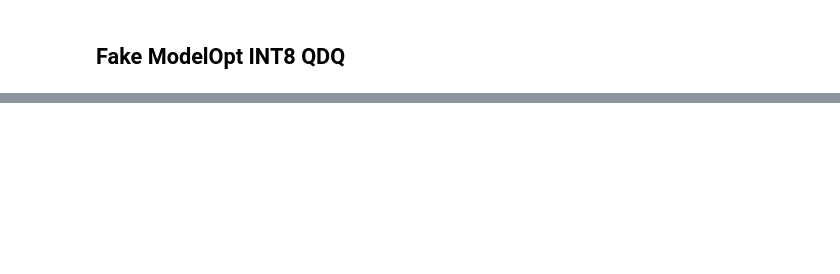
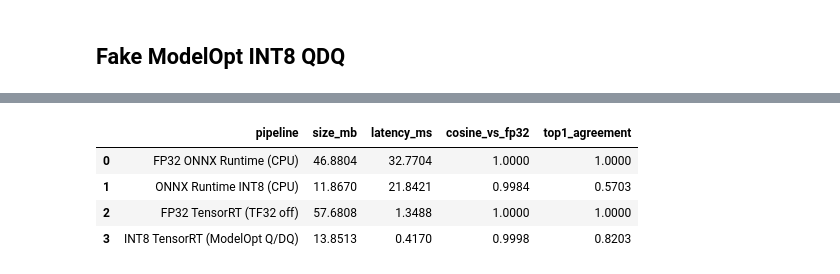
Before and after one commit to ble27/CSCE-491, a Jupyter notebook: FP32_INT8_Quantization.ipynb, the cells around one changed output, grey strips where cells are left out. Saved outputs shown, nothing was run; the diff lists cells and outputs as text; code cells hidden in the pictures; blank space fills up the shorter version.

Commit message:
Replace with new model and retest

```diff
--- a/FP32_INT8_Quantization.ipynb
+++ b/FP32_INT8_Quantization.ipynb
@@ -337,19 +344,19 @@ import timm
 from datasets import load_dataset
 
 # Same as non-TensorRT for setup
-PROJECT = Path("/content/drive/MyDrive/PTQ_MobileNet")
-CALIB_NPY = PROJECT / "calibration/beans_calib_100.npy"
+PROJECT = Path("/content/drive/MyDrive/PTQ_ResNet18")
+CALIB_NPY = PROJECT / "data/calibration/beans_calib_100.npy"
 CALIB_NPY.parent.mkdir(parents=True, exist_ok=True)
 
 model = timm.create_model(
-    "mobilenetv3_small_050.lamb_in1k",
+    "resnet18.a1_in1k",
     pretrained=True,
 ).eval()
 
 cfg = timm.data.resolve_model_data_config(model) # Determine the input size of the config
 transform = timm.data.create_transform(**cfg, is_training=False)  # Transform function to scale the inputs
 
-beans = load_dataset("AI-Lab-Makerere/beans", split="train[:100]")
+beans = load_dataset("AI-Lab-Makerere/beans", split="train").shuffle(seed=0).select(range(100))
 
 calib = np.stack([
     transform(row["image"].convert("RGB")).numpy().astype(np.float32)
@@ -372,16 +379,21 @@ require_gpu_runtime()
 import numpy as np
 from modelopt.onnx.quantization import quantize
 
-FP32_ONNX = PROJECT / "models/fp32_onnx/mobilenet_fp32.onnx"
-QDQ_ONNX = PROJECT / "models/modelopt_qdq/mobilenet_int8_qdq.onnx"
+FP32_ONNX = PROJECT / "models/fp32_onnx/resnet18_fp32.onnx"
+QDQ_ONNX = PROJECT / "models/modelopt_qdq/resnet18_int8_qdq.onnx"
 QDQ_ONNX.parent.mkdir(parents=True, exist_ok=True)
 
 calibration_data = np.load(CALIB_NPY)
+calibration_input_name = onnxruntime.InferenceSession(
+    str(FP32_ONNX), providers=["CPUExecutionProvider"]
+).get_inputs()[0].name
 
 quantize(
     onnx_path=str(FP32_ONNX),
     quantize_mode="int8",
-    calibration_data=calibration_data,
+    calibration_method="max",        # paper setting (default is entropy)
+    high_precision_dtype="fp32",     # paper setting (default writes FP16 into the graph)
+    calibration_data={calibration_input_name: calibration_data},
     output_path=str(QDQ_ONNX),
 )
 print("Saved QDQ ONNX:", QDQ_ONNX)
@@ -656,0 +838,37 @@ results
+# %%
+import pandas as pd
+
+
+def model_mb(path):
+    """ONNX size including external weight files (<name>.onnx.data / .onnx_data)."""
+    path = Path(path)
+    total = path.stat().st_size
+    for extra in path.parent.glob(path.name + "*"):
+        if extra != path:
+            total += extra.stat().st_size
+    return total / 1e6
+
+
+results = pd.DataFrame([
+    {"pipeline": "FP32 ONNX Runtime (CPU)", "size_mb": model_mb(FP32_ONNX),
+     "latency_ms": latency["fp32_ort"][0], "cosine_vs_fp32": 1.0, "top1_agreement": 1.0},
+    {"pipeline": "ONNX Runtime INT8 (CPU)", "size_mb": model_mb(INT8_ONNX),
+     "latency_ms": latency["int8_ort"][0], "cosine_vs_fp32": ort_int8_comparison["cosine_similarity"],
+     "top1_agreement": ort_int8_comparison["prediction_agreement"]},
+    {"pipeline": "FP32 TensorRT (TF32 off)", "size_mb": FP32_ENGINE_PATH.stat().st_size / 1e6,
+     "latency_ms": latency["fp32_trt"][0], "cosine_vs_fp32": trt_fp32_comparison["cosine_similarity"],
+     "top1_agreement": trt_fp32_comparison["prediction_agreement"]},
+    {"pipeline": "INT8 TensorRT (ModelOpt Q/DQ)", "size_mb": INT8_ENGINE_PATH.stat().st_size / 1e6,
+     "latency_ms": latency["int8_trt"][0], "cosine_vs_fp32": trt_int8_vs_fp32_comparison["cosine_similarity"],
+     "top1_agreement": trt_int8_vs_fp32_comparison["prediction_agreement"]},
+]).round(4)
+
+# Accuracy here means agreement with the FP32 model (no labels: the model is an
+# ImageNet classifier and Beans is only used as an input distribution).
+results
+# %% [output]
+|  | pipeline | size_mb | latency_ms | cosine_vs_fp32 | top1_agreement |
+| 0 | FP32 ONNX Runtime (CPU) | 46.8804 | 32.7704 | 1.0000 | 1.0000 |
+| 1 | ONNX Runtime INT8 (CPU) | 11.8670 | 21.8421 | 0.9984 | 0.5703 |
+| 2 | FP32 TensorRT (TF32 off) | 57.6808 | 1.3488 | 1.0000 | 1.0000 |
+| 3 | INT8 TensorRT (ModelOpt Q/DQ) | 13.8513 | 0.4170 | 0.9998 | 0.8203 |
```
Also changed, not shown: parts of 28 cells of this notebook.
